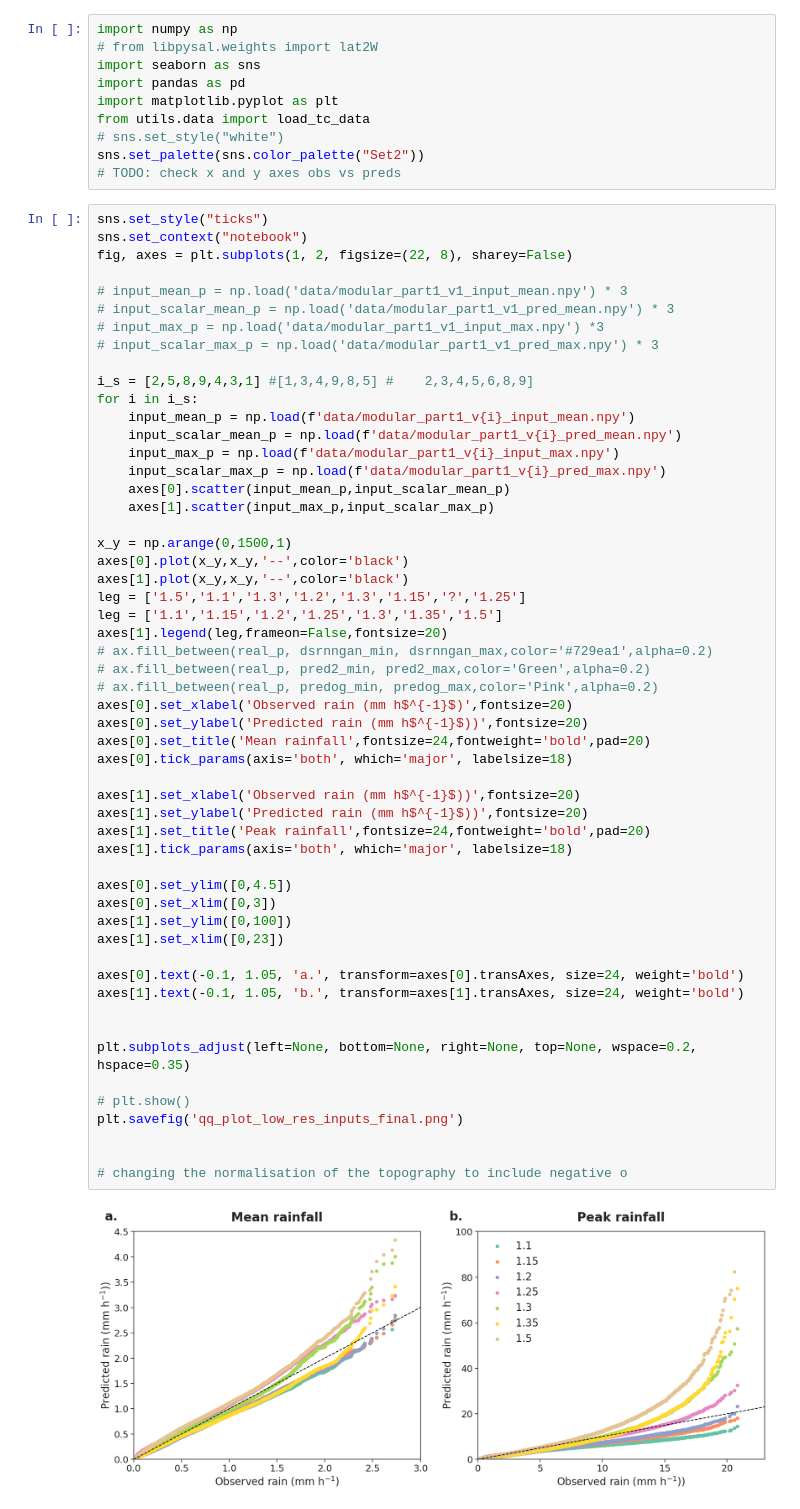
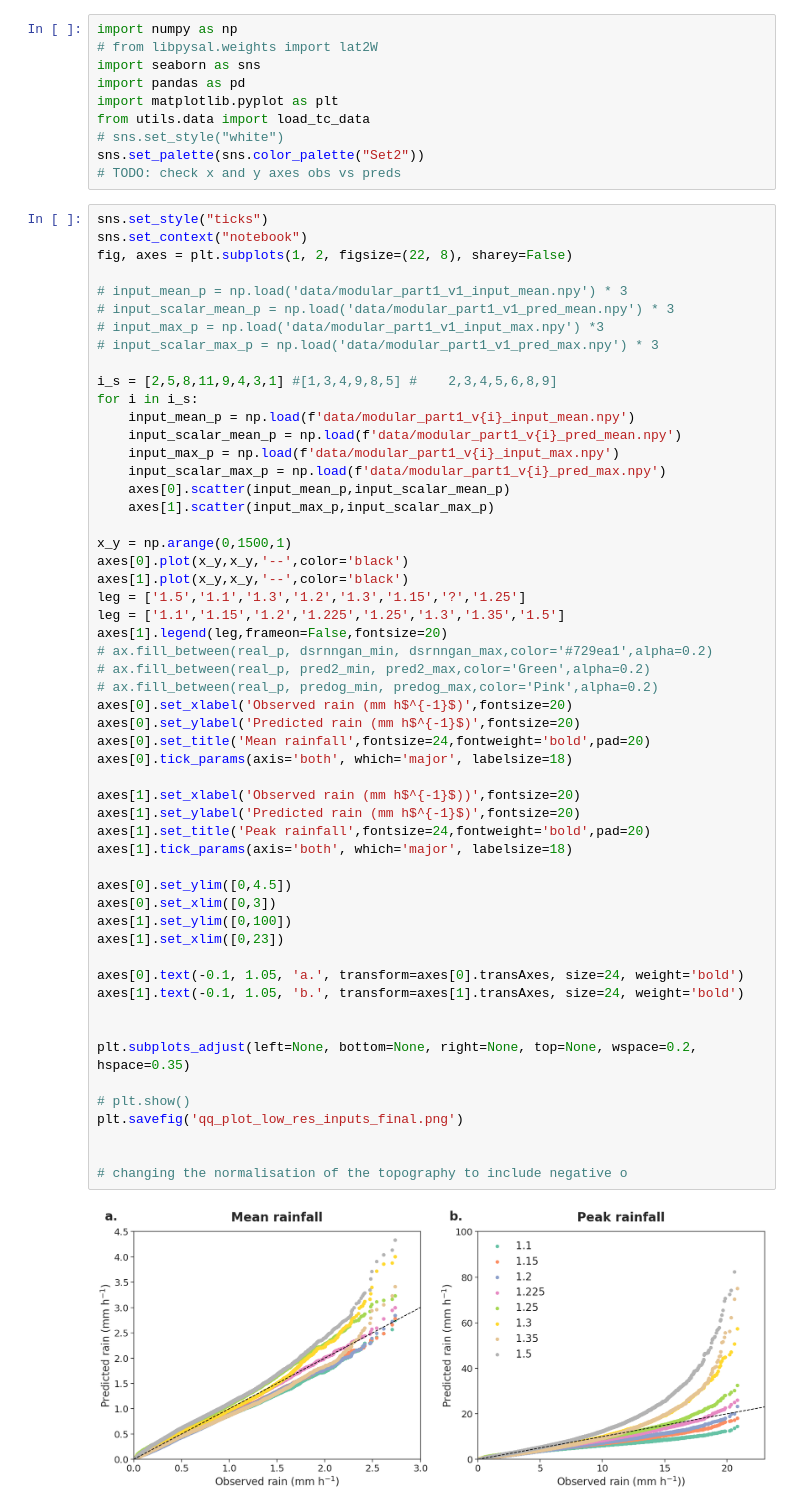
Before and after one commit to vosps/tropical_cyclone, a Jupyter notebook: tracking/4_qq_lr.ipynb, the cells around one changed output. Saved outputs shown, nothing was run; the diff lists cells and outputs as text.

```diff
--- a/tracking/4_qq_lr.ipynb
+++ b/tracking/4_qq_lr.ipynb
@@ -20,7 +20,7 @@ fig, axes = plt.subplots(1, 2, figsize=(22, 8), sharey=False)
 # input_max_p = np.load('data/modular_part1_v1_input_max.npy') *3
 # input_scalar_max_p = np.load('data/modular_part1_v1_pred_max.npy') * 3
 
-i_s = [2,5,8,9,4,3,1] #[1,3,4,9,8,5] #    2,3,4,5,6,8,9]
+i_s = [2,5,8,11,9,4,3,1] #[1,3,4,9,8,5] #    2,3,4,5,6,8,9]
 for i in i_s:
 	input_mean_p = np.load(f'data/modular_part1_v{i}_input_mean.npy')
 	input_scalar_mean_p = np.load(f'data/modular_part1_v{i}_pred_mean.npy')
@@ -33,36 +33,36 @@ x_y = np.arange(0,1500,1)
 axes[0].plot(x_y,x_y,'--',color='black')
 axes[1].plot(x_y,x_y,'--',color='black')
 leg = ['1.5','1.1','1.3','1.2','1.3','1.15','?','1.25']
-leg = ['1.1','1.15','1.2','1.25','1.3','1.35','1.5']
+leg = ['1.1','1.15','1.2','1.225','1.25','1.3','1.35','1.5']
 axes[1].legend(leg,frameon=False,fontsize=20)
 # ax.fill_between(real_p, dsrnngan_min, dsrnngan_max,color='#729ea1',alpha=0.2)
 # ax.fill_between(real_p, pred2_min, pred2_max,color='Green',alpha=0.2)
 # ax.fill_between(real_p, predog_min, predog_max,color='Pink',alpha=0.2)
 axes[0].set_xlabel('Observed rain (mm h$^{-1}$)',fontsize=20)
-axes[0].set_ylabel('Predicted rain (mm h$^{-1}$))',fontsize=20)
+axes[0].set_ylabel('Predicted rain (mm h$^{-1}$)',fontsize=20)
 axes[0].set_title('Mean rainfall',fontsize=24,fontweight='bold',pad=20)
 axes[0].tick_params(axis='both', which='major', labelsize=18)
 
 axes[1].set_xlabel('Observed rain (mm h$^{-1}$))',fontsize=20)
-axes[1].set_ylabel('Predicted rain (mm h$^{-1}$))',fontsize=20)
+axes[1].set_ylabel('Predicted rain (mm h$^{-1}$)',fontsize=20)
 axes[1].set_title('Peak rainfall',fontsize=24,fontweight='bold',pad=20)
 axes[1].tick_params(axis='both', which='major', labelsize=18)
 
 axes[0].set_ylim([0,4.5])
 axes[0].set_xlim([0,3])
 axes[1].set_ylim([0,100])
 axes[1].set_xlim([0,23])
 
 axes[0].text(-0.1, 1.05, 'a.', transform=axes[0].transAxes, size=24, weight='bold')
 axes[1].text(-0.1, 1.05, 'b.', transform=axes[1].transAxes, size=24, weight='bold')
 
 
 plt.subplots_adjust(left=None, bottom=None, right=None, top=None, wspace=0.2, hspace=0.35)
 
 # plt.show()
 plt.savefig('qq_plot_low_res_inputs_final.png')
 
 
 # changing the normalisation of the topography to include negative o
 # %% [output]
-[figure, old version]
+[figure, new version]
```
Also changed, not shown: 10 other files.
